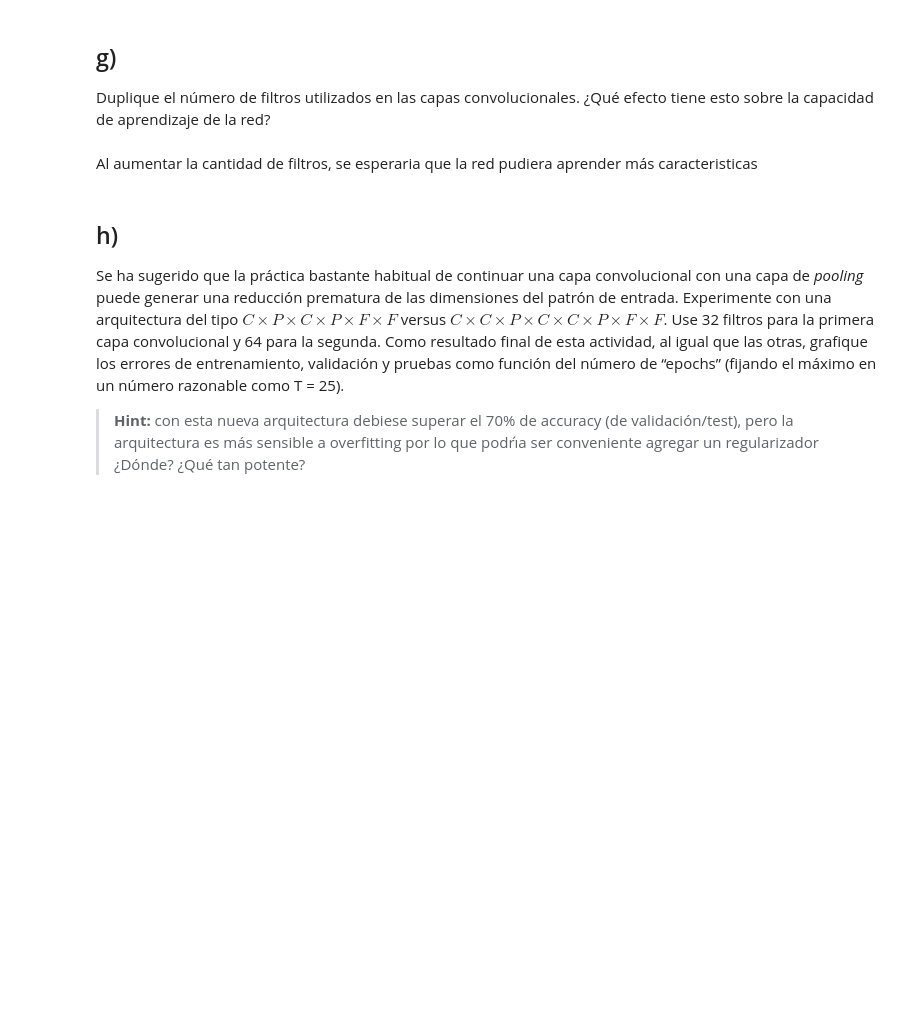
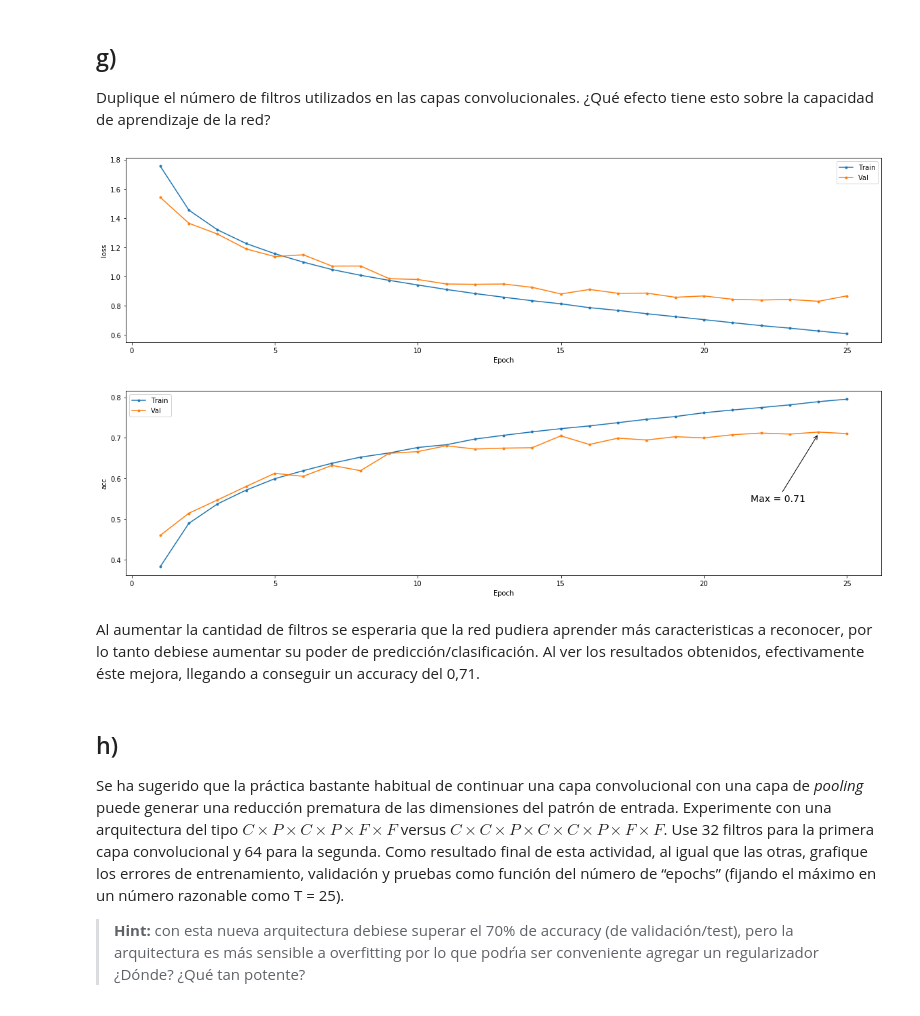
Before and after one commit to Umauro/ANN-T1, a Jupyter notebook: Pregunta 3.ipynb, the cells around one changed output. Drawn from its saved outputs; the diff is of its cells as text; code cells hidden in the pictures; blank space fills up the shorter version.

```diff
--- a/Pregunta 3.ipynb
+++ b/Pregunta 3.ipynb
@@ -282,11 +280,17 @@ def get_ann_f_model():
     model.add(Dense(10,activation='softmax'))
     return model
 
-model_f = get_ann_f_model()
-model_f.compile(optimizer = rmsprop(lr=1e-4, decay=1e-6), loss='categorical_crossentropy', metrics=['acc'])
-history_f = model_f.fit(Xnorm_train, y_train, epochs=25, batch_size=100, verbose=0, validation_data=(Xnorm_val,y_val))
+model_g = get_ann_f_model()
+model_g.compile(optimizer = rmsprop(lr=1e-4, decay=1e-6), loss='categorical_crossentropy', metrics=['acc'])
+history_g = model_g.fit(Xnorm_train, y_train, epochs=25, batch_size=150, verbose=0, validation_data=(Xnorm_val,y_val))
+# %%
+chart_metric(history_g, "loss", 25)
+chart_metric(history_g, "acc", 25)
+# %% [output]
+[figure, added]
+[figure, added]
 # %% [markdown]
-Al aumentar la cantidad de filtros, se esperaria que la red pudiera aprender más caracteristicas
+Al aumentar la cantidad de filtros se esperaria que la red pudiera aprender más caracteristicas a reconocer, por lo tanto debiese aumentar su poder de predicción/clasificación. Al ver los resultados obtenidos, efectivamente éste mejora, llegando a conseguir un accuracy del 0,71.
 # %% [markdown]
 ## h)
 Se ha sugerido que la práctica bastante habitual de continuar una capa convolucional con una capa de *pooling* puede generar una reducción prematura de las dimensiones del patrón de entrada. Experimente con una arquitectura del tipo $C \times P \times C \times P \times F \times F$ versus  $C \times C \times P \times C \times C \times P \times F \times F$. Use 32 filtros para la primera capa convolucional y 64 para la segunda.  Como resultado final de esta actividad, al igual que las otras, grafique los errores de entrenamiento, validación y pruebas como función del número de “epochs” (fijando el máximo en un número razonable como T = 25).
```
Also changed, not shown: parts of 12 cells of this notebook.
